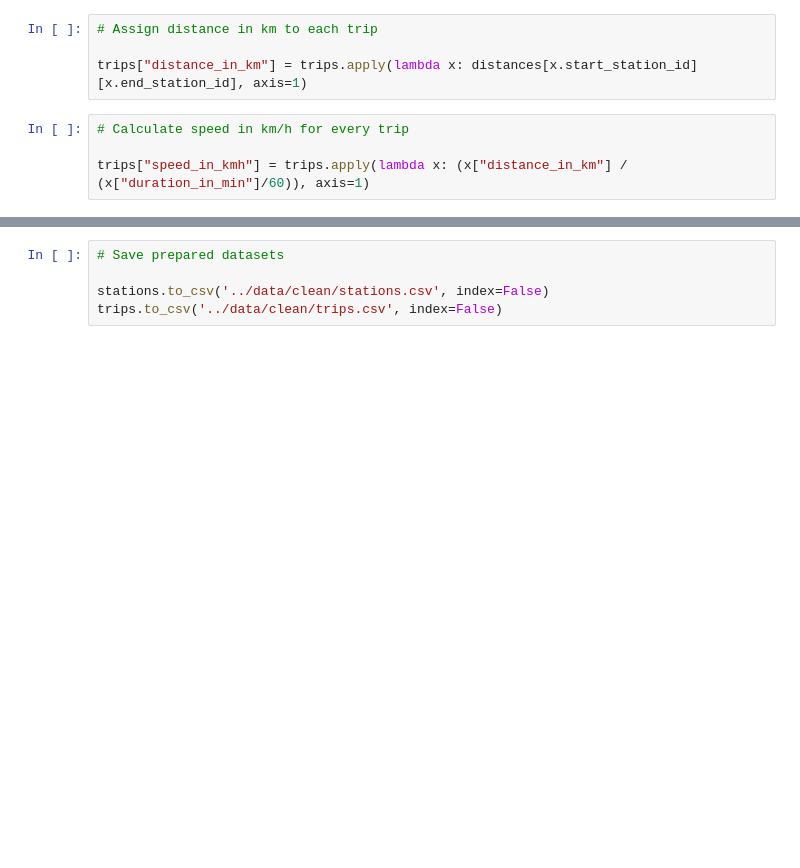
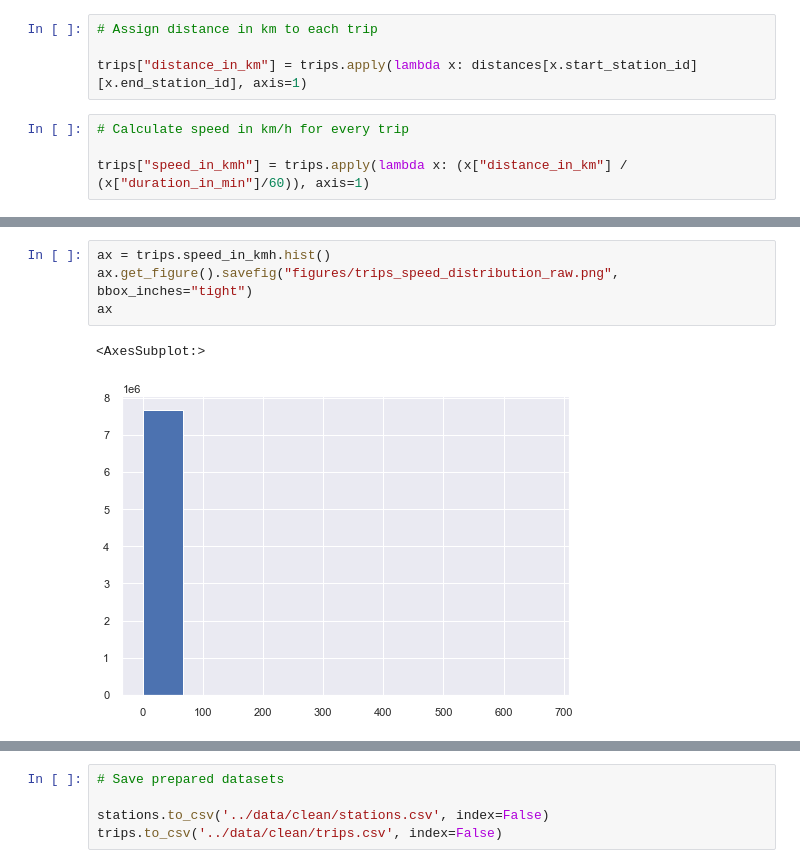
Before and after one commit to dorotheelaugwitz/master-thesis, a Jupyter notebook: clean_trips.ipynb, the cells around one changed output, grey strips where cells are left out. Drawn from its saved outputs; the diff is of its cells as text; blank space fills up the shorter version.

```diff
--- a/clean_trips.ipynb
+++ b/clean_trips.ipynb
@@ -422,0 +439,7 @@ Speed for 99% of the trips: 14.784522922984792 km/h
+# %%
+ax = trips.speed_in_kmh.hist()
+ax.get_figure().savefig("figures/trips_speed_distribution_raw.png", bbox_inches="tight")
+ax
+# %% [output]
+<AxesSubplot:>
+[figure, added]
```
Also changed, not shown: parts of 12 cells of this notebook, 23 other files.
